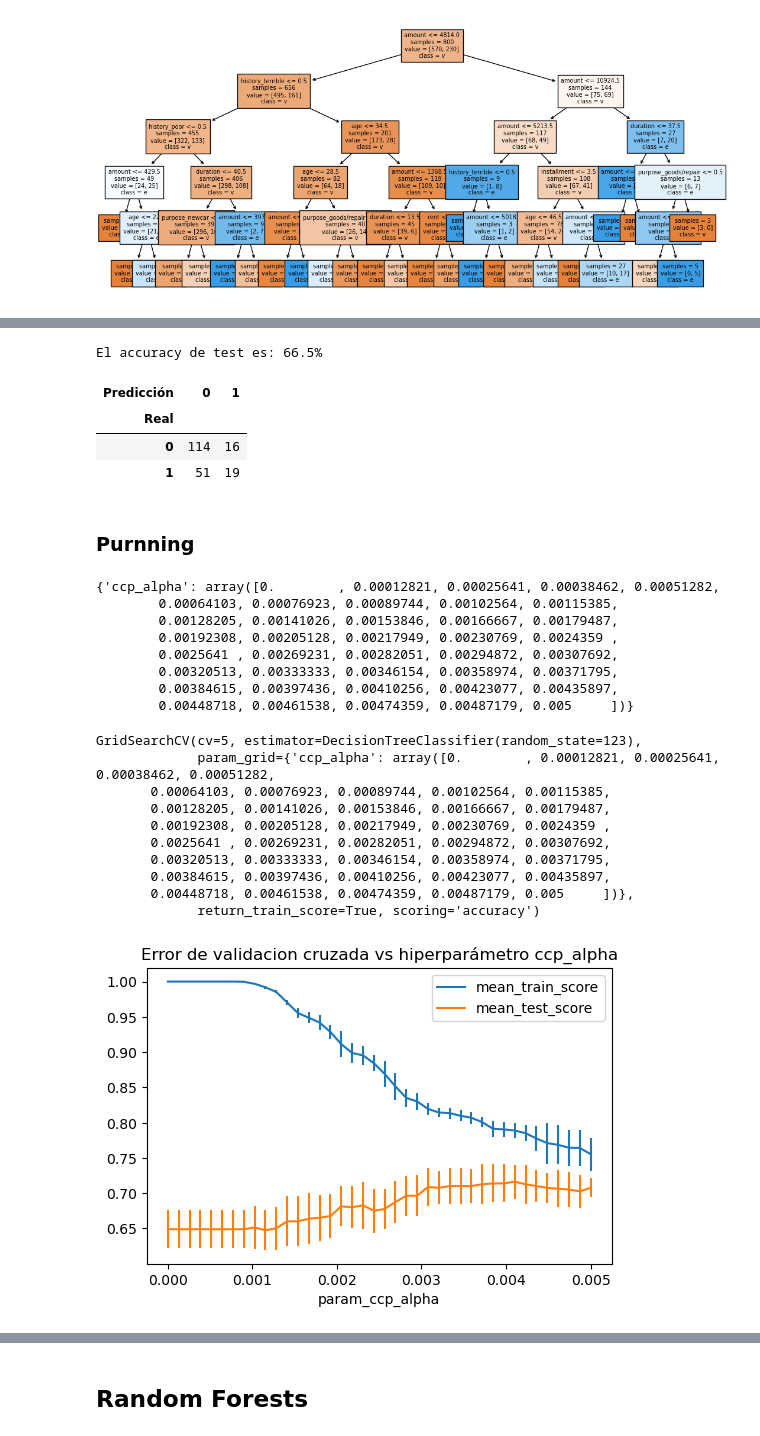
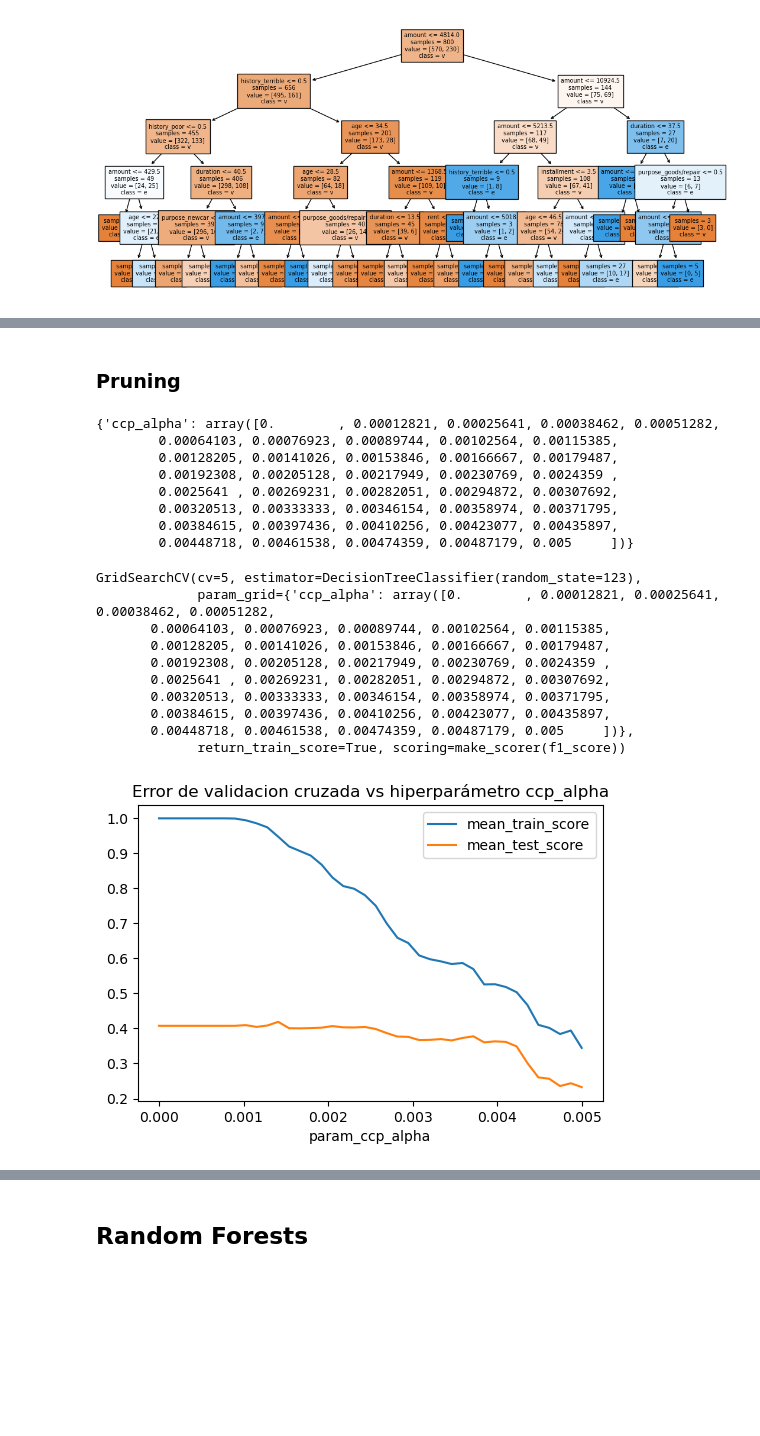
Before and after one commit to ignaciomsarmiento/ML_UNLP_Lectures, a Jupyter notebook: Week04/Notebook_SS04_clasification.ipynb, the cells around one changed output, grey strips where cells are left out. Cells and saved outputs as stored; diff of their text form; code cells hidden in the pictures; blank space fills up the shorter version.

```diff
--- a/Week04/Notebook_SS04_clasification.ipynb
+++ b/Week04/Notebook_SS04_clasification.ipynb
@@ -270,32 +179,5 @@ print(y_test[['Default', 'prob_hat', 'prob_hat_tree', 'Default_hat_logit','Defau
-# %%
-
-accuracy = accuracy_score(
-            y_true    = y_test['Default'],
-            y_pred    = y_test['Default_hat_tree'],
-            normalize = True
-           )
-print("")
-print(f"El accuracy de test es: {100*accuracy}%")
-# %% [output]
-El accuracy de test es: 66.5%
-# %%
-
-# Matriz de confusión de las predicciones de test
-# ==============================================================================
-confusion_matrix = pd.crosstab(
-    y_test['Default'],
-    y_test['Default_hat_tree'],
-    rownames=['Real'],
-    colnames=['Predicción']
-)
-confusion_matrix
-# %% [output]
-| Predicción | 0 | 1 |
-| Real |  |  |
-| 0 | 114 | 16 |
-| 1 | 51 | 19 |
 # %% [markdown]
-### Purnning
+### Pruning
 # %%
 from sklearn.model_selection import GridSearchCV
 
@@ -314,6 +196,11 @@ param_grid
         0.00384615, 0.00397436, 0.00410256, 0.00423077, 0.00435897,
         0.00448718, 0.00461538, 0.00474359, 0.00487179, 0.005     ])}
 # %%
+from sklearn.metrics import make_scorer, f1_score
+
+f1_scorer = make_scorer(f1_score)
+
+
 
 # Búsqueda por validación cruzada
 grid_tree = GridSearchCV(
@@ -325,7 +212,7 @@ grid_tree = GridSearchCV(
                             random_state      = 123
                        ),
         param_grid = param_grid,
-        scoring    = 'accuracy',
+        scoring    = f1_scorer,
         cv         = 5,
         refit      = True,
         return_train_score = True
@@ -342,15 +229,15 @@ GridSearchCV(cv=5, estimator=DecisionTreeClassifier(random_state=123),
        0.00320513, 0.00333333, 0.00346154, 0.00358974, 0.00371795,
        0.00384615, 0.00397436, 0.00410256, 0.00423077, 0.00435897,
        0.00448718, 0.00461538, 0.00474359, 0.00487179, 0.005     ])},
-             return_train_score=True, scoring='accuracy')
+             return_train_score=True, scoring=make_scorer(f1_score))
 # %%
 fig, ax = plt.subplots(figsize=(6, 3.84))
 scores = pd.DataFrame(grid_tree.cv_results_)
-scores.plot(x='param_ccp_alpha', y='mean_train_score', yerr='std_train_score', ax=ax)
-scores.plot(x='param_ccp_alpha', y='mean_test_score', yerr='std_test_score', ax=ax)
+scores.plot(x='param_ccp_alpha', y='mean_train_score', ax=ax)
+scores.plot(x='param_ccp_alpha', y='mean_test_score', ax=ax)
 ax.set_title("Error de validacion cruzada vs hiperparámetro ccp_alpha");
 # %% [output]
-[figure, old version]
+[figure, new version]
 # %%
 grid_tree.best_params_
 # %% [output]
```
Also changed, not shown: parts of 61 cells of this notebook, 2 other files.
